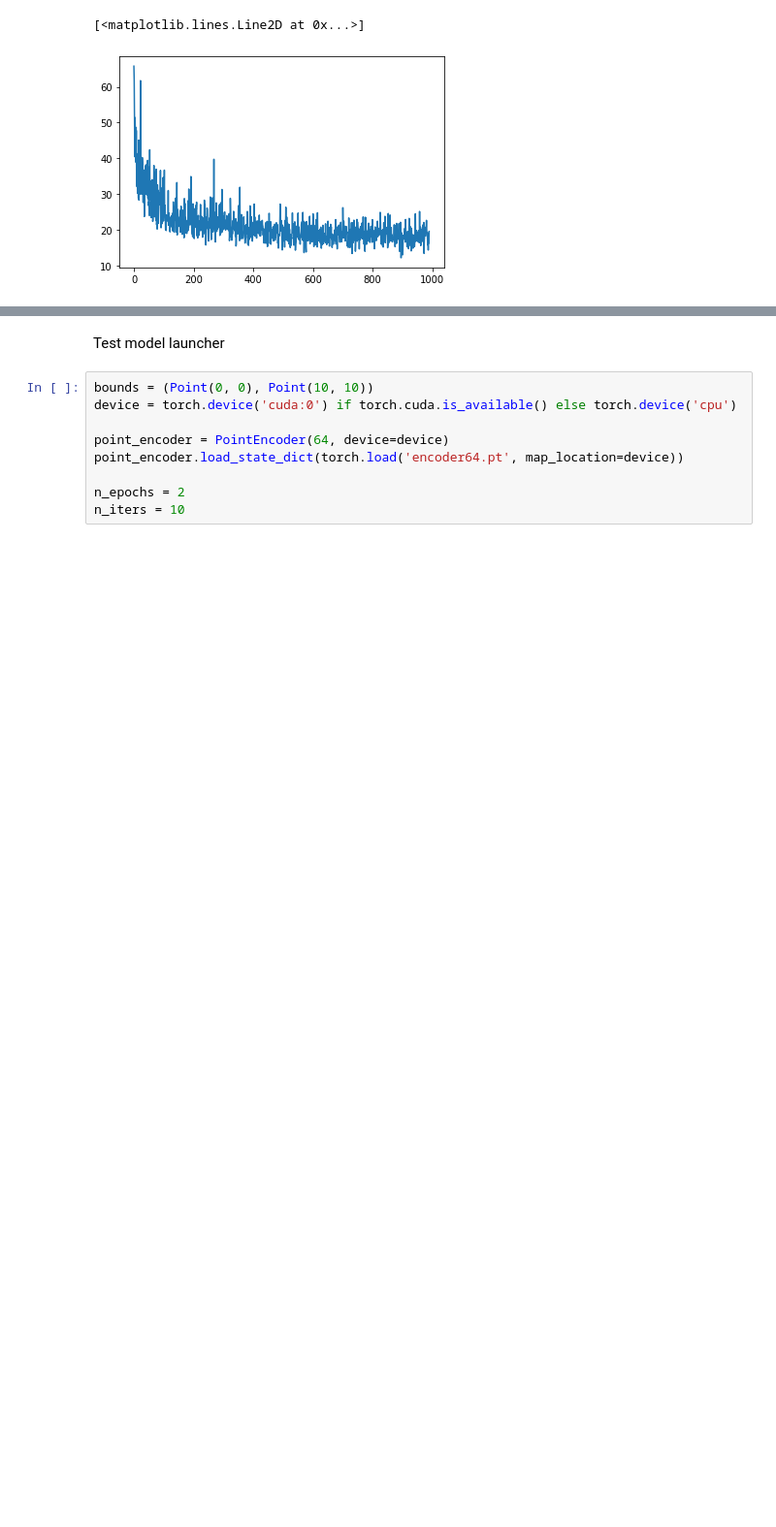
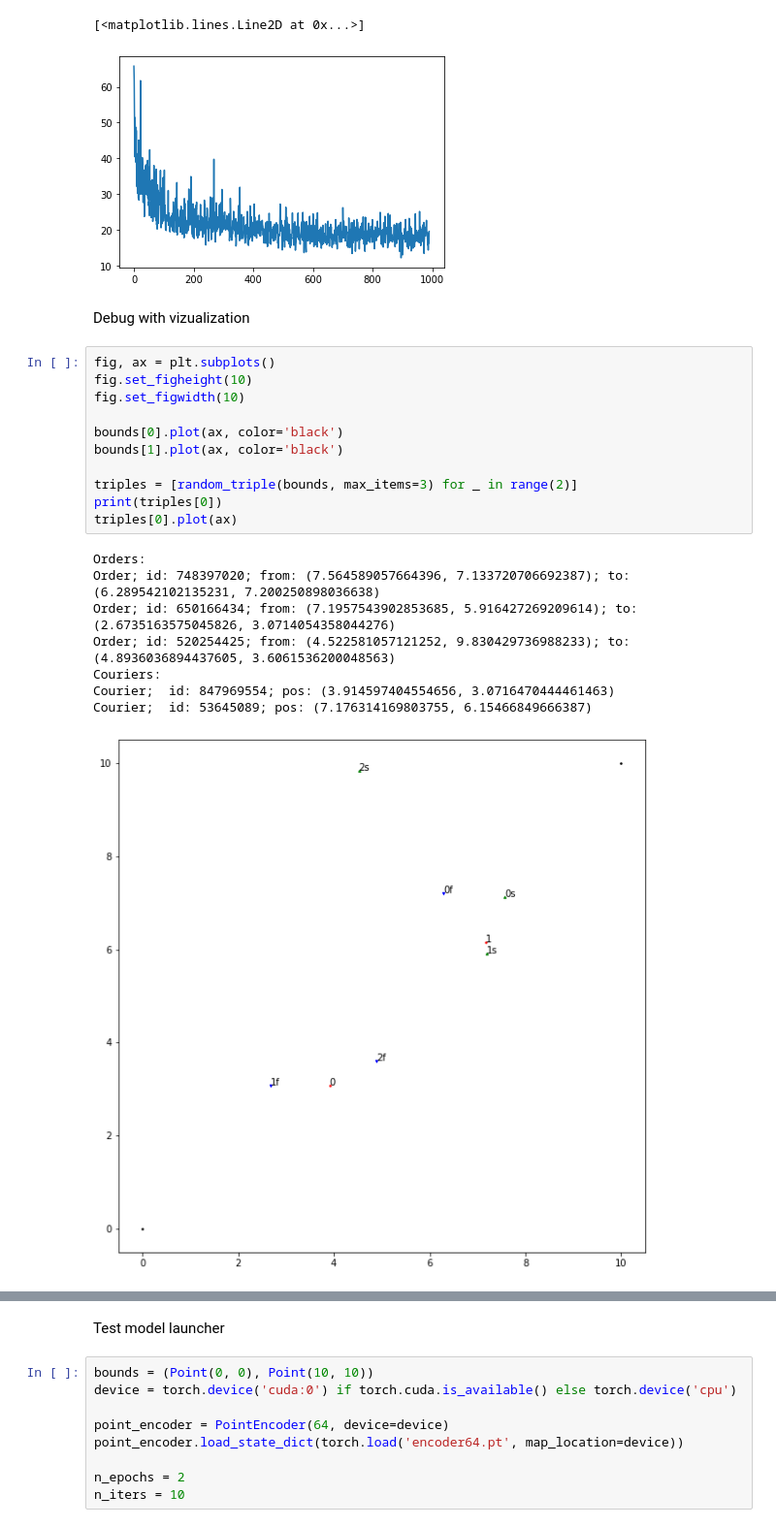
Before and after one commit to limon8884/delivery-RL, a Jupyter notebook: notebook.ipynb, the cells around one changed output, grey strips where cells are left out. Shown at 97% size. Cells and saved outputs as stored; diff of their text form; blank space fills up the shorter version.

Commit message:
new correct loss + debug of model

```diff
--- a/notebook.ipynb
+++ b/notebook.ipynb
@@ -318,3 +323,25 @@ plt.plot(losses[10:])
 # %% [output]
 [<matplotlib.lines.Line2D at 0x...>]
 [figure]
+# %% [markdown]
+Debug with vizualization
+# %%
+fig, ax = plt.subplots()
+fig.set_figheight(10)
+fig.set_figwidth(10)
+
+bounds[0].plot(ax, color='black')
+bounds[1].plot(ax, color='black')
+
+triples = [random_triple(bounds, max_items=3) for _ in range(2)]
+print(triples[0])
+triples[0].plot(ax)
+# %% [output]
+Orders:
+Order; id: 748397020; from: (7.564589057664396, 7.133720706692387); to: (6.289542102135231, 7.200250898036638)
+Order; id: 650166434; from: (7.1957543902853685, 5.916427269209614); to: (2.6735163575045826, 3.0714054358044276)
+Order; id: 520254425; from: (4.522581057121252, 9.830429736988233); to: (4.8936036894437605, 3.6061536200048563)
+Couriers:
+Courier;  id: 847969554; pos: (3.914597404554656, 3.0716470444461463)
+Courier;  id: 53645089; pos: (7.176314169803755, 6.15466849666387)
+[figure, added]
```
Also changed, not shown: parts of 8 cells of this notebook, 3 other files.
